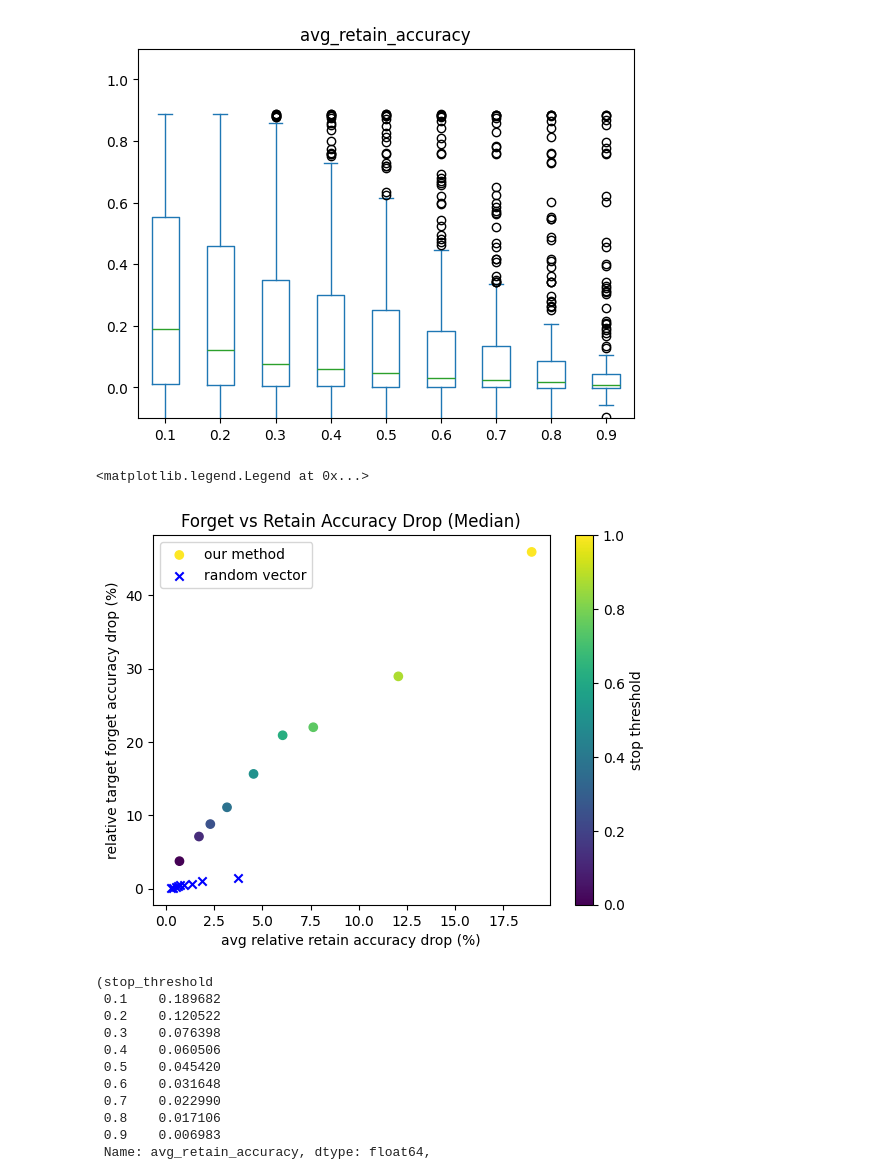
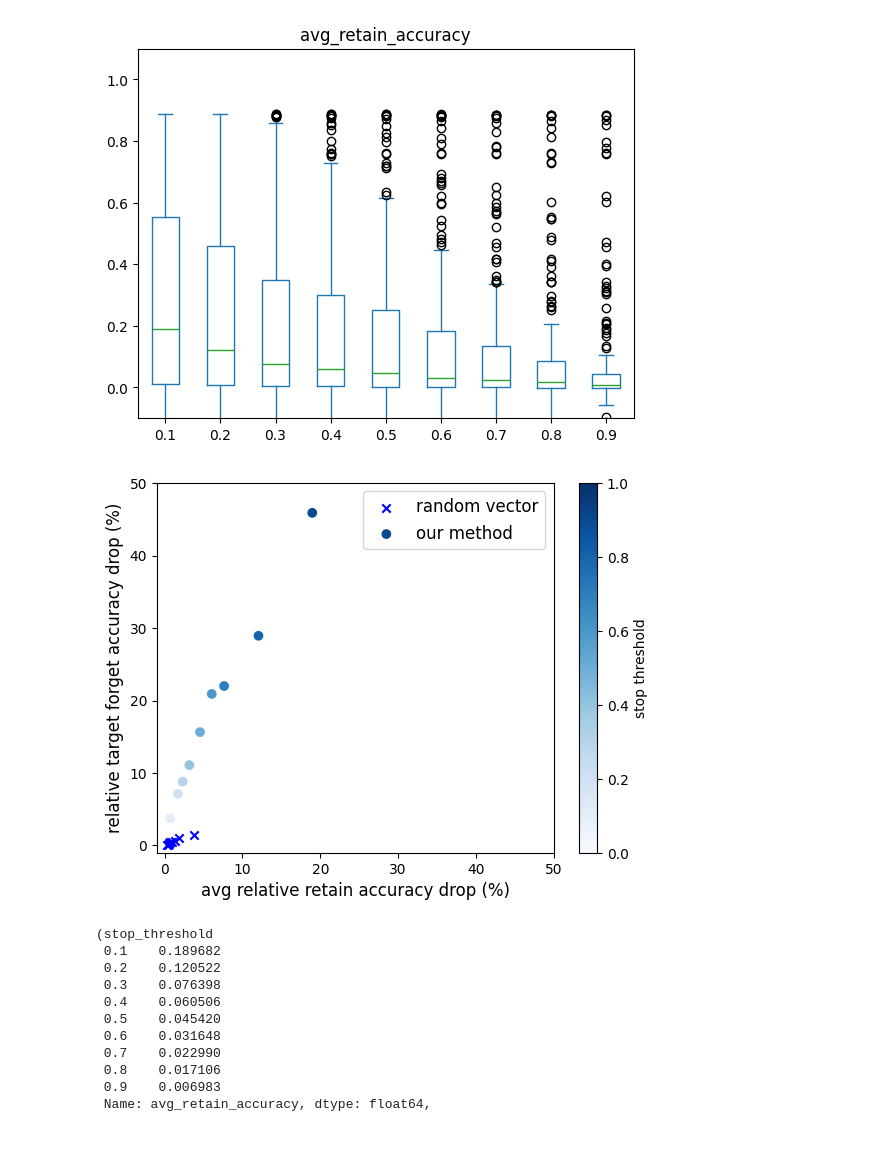
Before and after one commit to SimonIlic/WeightSpaceClassifier, a Jupyter notebook: notebooks/relative_strength.ipynb, the cells around one changed output. Saved outputs shown, nothing was run; the diff lists cells and outputs as text; code cells hidden in the pictures; blank space fills up the shorter version.

```diff
--- a/notebooks/relative_strength.ipynb
+++ b/notebooks/relative_strength.ipynb
@@ -9,6 +7,6 @@ ModuleNotFoundError: No module named 'cnn_surgery'
 # %%
 DATASET = 'mnist'
-file_path = f'{DATASET}_relative_acc_evaluation.csv'
+file_path = f'./../{DATASET}_relative_acc_evaluation.csv'
 df = pd.read_csv(file_path)
 # %%
 len(df)
@@ -75,16 +73,20 @@ retain_rv = df.groupby('stop_threshold')['avg_retain_accuracy_rv'].median()
 [figure]
 [figure]
 # %%
-plt.scatter(retain.values * 100, forget.values * 100, c=1-forget.index, label='our method')
+fontsize = 12
+
 plt.scatter(retain_rv.values * 100, forget_rv.values * 100, c='blue', marker='x', label='random vector')
-plt.xlabel('avg relative retain accuracy drop (%)')
-plt.ylabel('relative target forget accuracy drop (%)')
-plt.colorbar(label='stop threshold')
-plt.title('Forget vs Retain Accuracy Drop (Median)')
-plt.legend()
+plt.xlabel('avg relative retain accuracy drop (%)', fontsize=fontsize)
+plt.ylabel('relative target forget accuracy drop (%)', fontsize=fontsize)
+sc = plt.scatter(retain.values * 100, forget.values * 100, c=1-forget.index, label='our method', cmap='Blues', vmin=0.0, vmax=1.0)
+plt.colorbar(sc, label='stop threshold')
+plt.xlim(-1, 50)
+plt.ylim(-1, 50)
+#plt.title('Forget vs Retain Accuracy Drop (Median)', fontsize=fontsize)
+plt.legend(fontsize=fontsize)
+plt.savefig('forget_vs_retain_accuracy_drop.pdf', format='pdf')
 # %% [output]
-<matplotlib.legend.Legend at 0x...>
-[figure, old version]
+[figure, new version]
 # %%
 retain, forget
 # %% [output]
```
Also changed, not shown: parts of 1 cell of this notebook, 2 other files.
